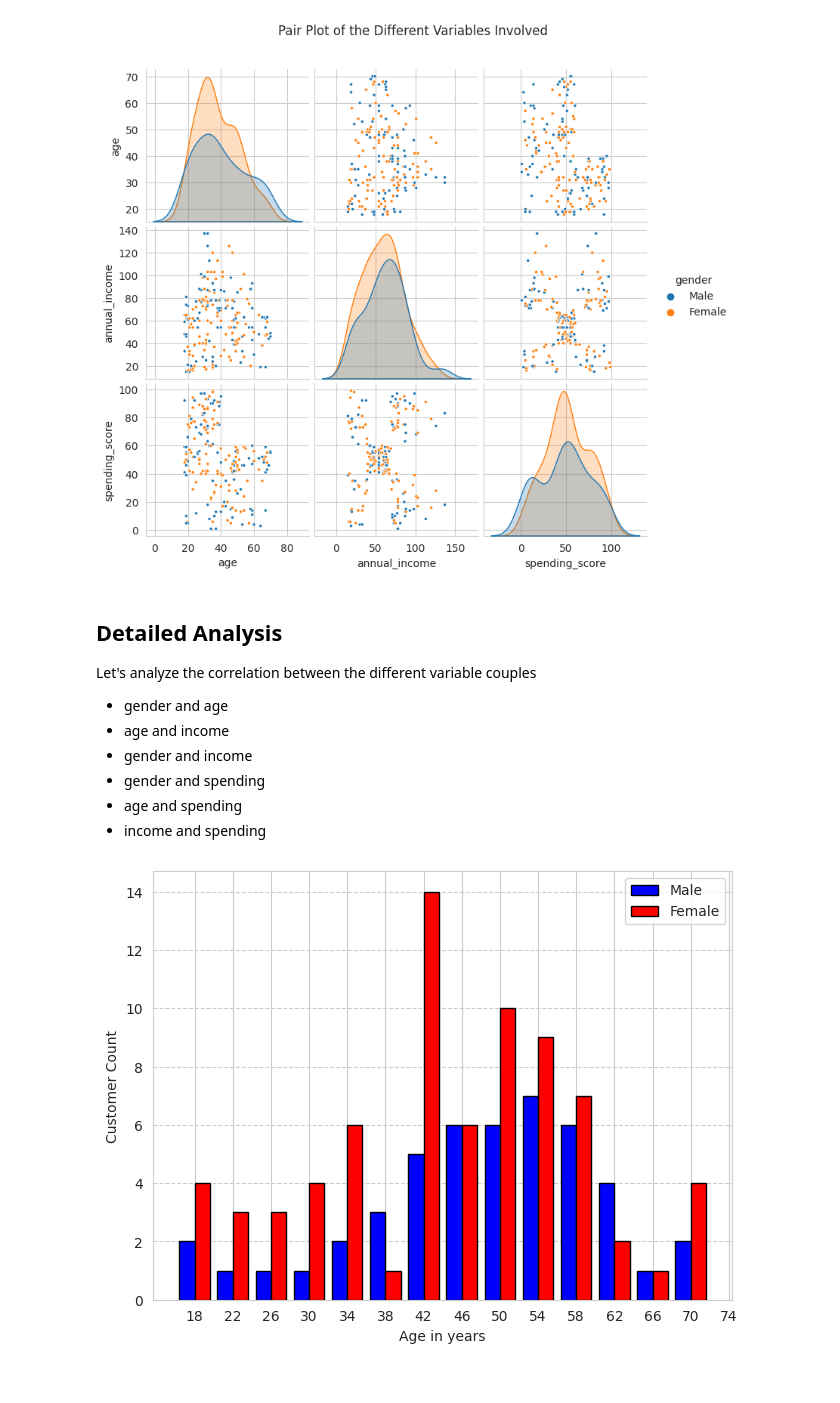
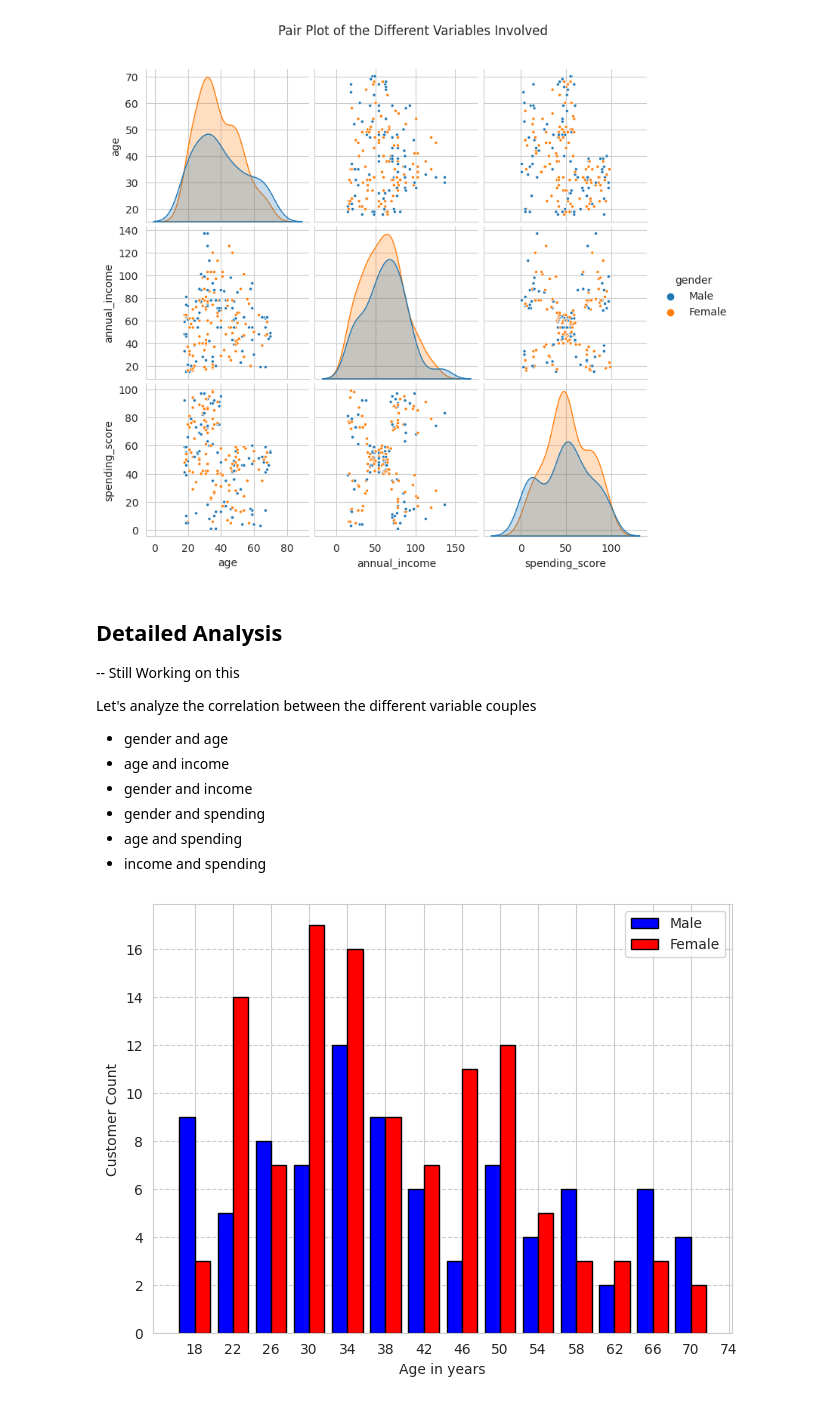
Before and after one commit to MK8BK/customer-spending, a Jupyter notebook: main.ipynb, the cells around one changed output. Drawn from its saved outputs; the diff is of its cells as text; code cells hidden in the pictures.

Commit message:
3/7 graphs are almost done in detailed analysis section

```diff
--- a/main.ipynb
+++ b/main.ipynb
@@ -146,6 +146,9 @@ _ = g.fig.suptitle("Pair Plot of the Different Variables Involved")
 [figure]
 # %% [markdown]
 ## Detailed Analysis
+
+-- Still Working on this
+
 
 Let's analyze the correlation between the different variable couples
 - gender and age
@@ -155,16 +158,16 @@ Let's analyze the correlation between the different variable couples
 - age and spending
 - income and spending
 # %%
-age_male = dataset[dataset["gender"]=="Male"].spending_score
-age_female = dataset[dataset["gender"]=="Female"].spending_score
+age_male = dataset[dataset["gender"]=="Male"].age
+age_female = dataset[dataset["gender"]=="Female"].age
 bins = np.arange(18, 75, 4)
 fig, ax = plt.subplots(layout="constrained")
 ax.hist([age_male, age_female], bins=bins-2, color=("blue", "red"), edgecolor="black",zorder=2)
 ax.set_xlabel("Age in years")
 ax.set_ylabel("Customer Count")
 ax.legend(("Male", "Female"))
 ax.yaxis.grid(linestyle='--', zorder=0)
 plt.xticks(bins)
 plt.show()
 # %% [output]
-[figure, old version]
+[figure, new version]
```
Also changed, not shown: parts of 3 cells of this notebook.
